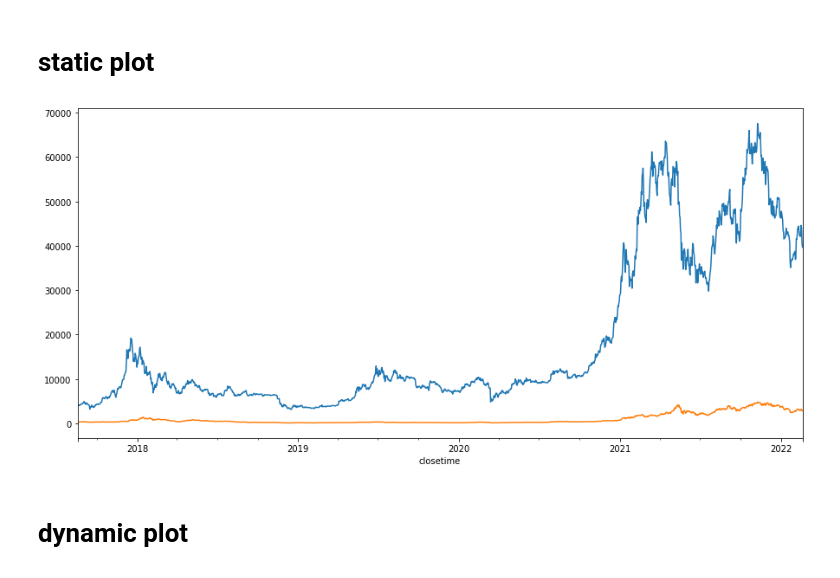
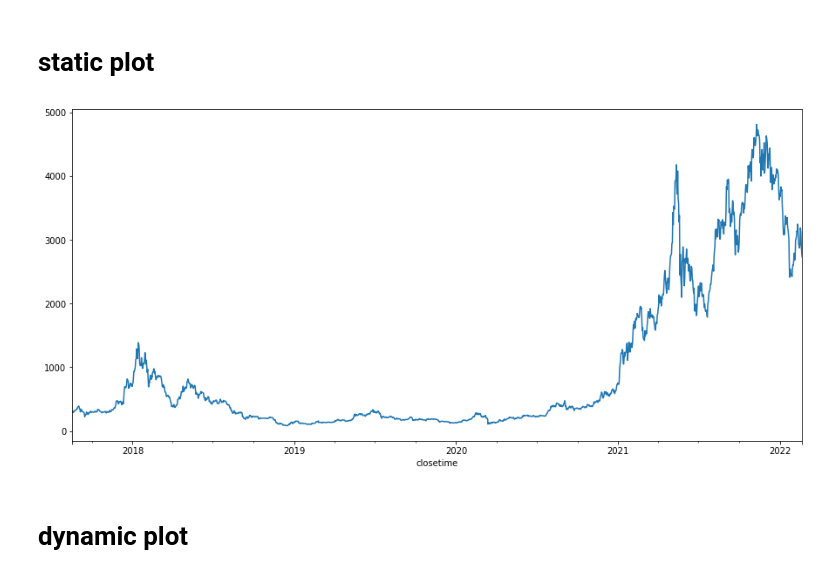
Before and after one commit to RedBatProject/Data-Science-Tools, a Jupyter notebook: data_science.ipynb, the cells around one changed output. Saved outputs shown, nothing was run; the diff lists cells and outputs as text; code cells hidden in the pictures.

Commit message:
we are still in plot

```diff
--- a/data_science.ipynb
+++ b/data_science.ipynb
@@ -54,7 +55,7 @@ btc
 # %% [markdown]
 # get data 2
 # %%
-url = 'https://api.cryptowat.ch/markets/bitstamp/btcusd/ohlc'
+url = 'https://api.cryptowat.ch/markets/bitstamp/ethusd/ohlc'
 resp = requests.get(url,params={'periods':'86400'})
 resp.raise_for_status()
 data = resp.json()
@@ -78,10 +102,10 @@ btc.to_csv("data.")
 # %% [markdown]
 # static plot
 # %%
-btc['closepr'].plot(figsize = (15,7));
+# btc['closepr'].plot(figsize = (15,7));
 eth['closepr'].plot(figsize = (15,7));
 # %% [output]
-[figure, old version]
+[figure, new version]
 # %% [markdown]
 # dynamic plot
 # %%
```
Also changed, not shown: parts of 119 cells of this notebook.
